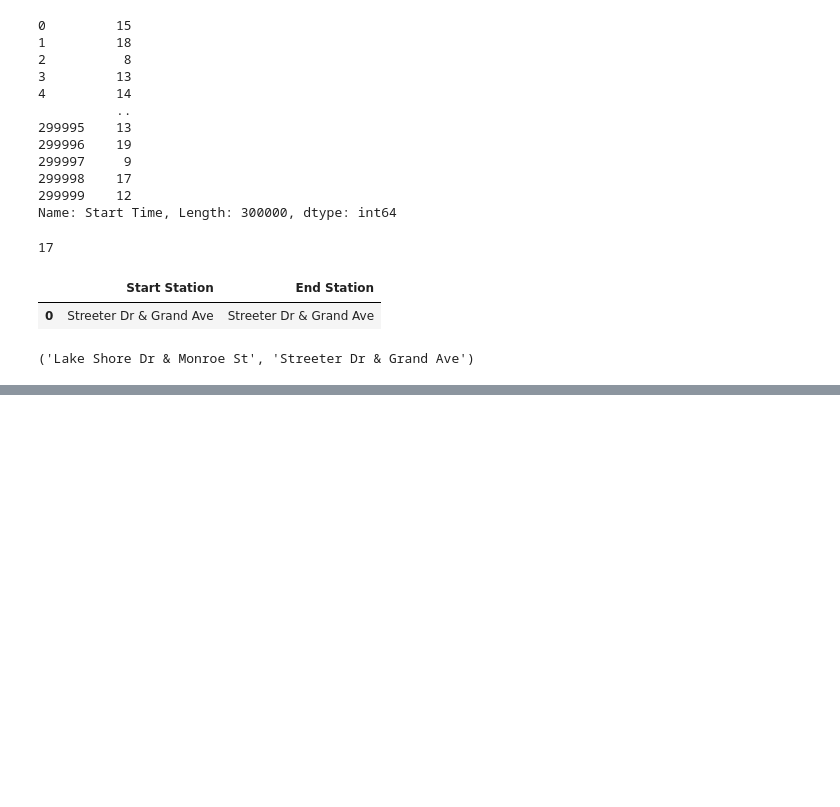
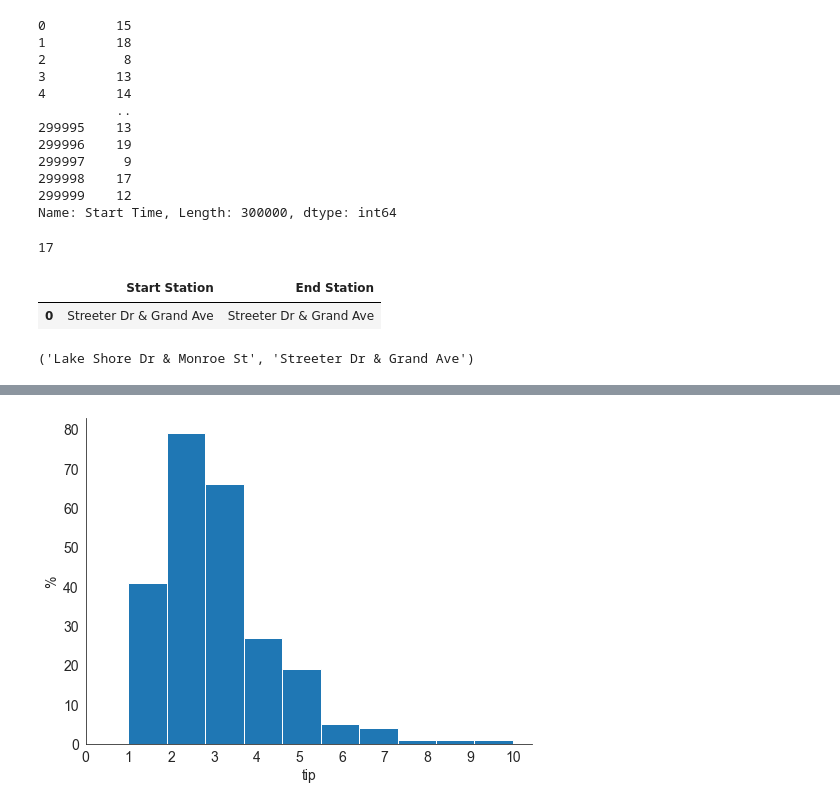
Before and after one commit to OmarInCS/data-analysis-visulization-python, a Jupyter notebook: demo.ipynb, the cells around one changed output, grey strips where cells are left out. Saved outputs shown, nothing was run; the diff lists cells and outputs as text; code cells hidden in the pictures; blank space fills up the shorter version.

```diff
--- a/demo.ipynb
+++ b/demo.ipynb
@@ -2188,0 +2334,20 @@ data[["Start Station", "End Station"]].value_counts().index[0]
+# %%
+sns.set_style("white")
+
+plt.figure(figsize=(8, 6))
+
+plt.hist(data["tip"], bins=10)
+
+plt.xticks(list(range(0, 11)),fontsize=14)
+plt.yticks(fontsize=14)
+
+# plt.title("Total bills per day", fontsize=16, fontweight="bold")
+plt.ylabel("%", fontsize=14)
+plt.xlabel("tip", fontsize=14)
+
+sns.despine()
+
+
+plt.show()
+# %% [output]
+[figure, added]
```
Also changed, not shown: parts of 13 cells of this notebook, 14 other files.
